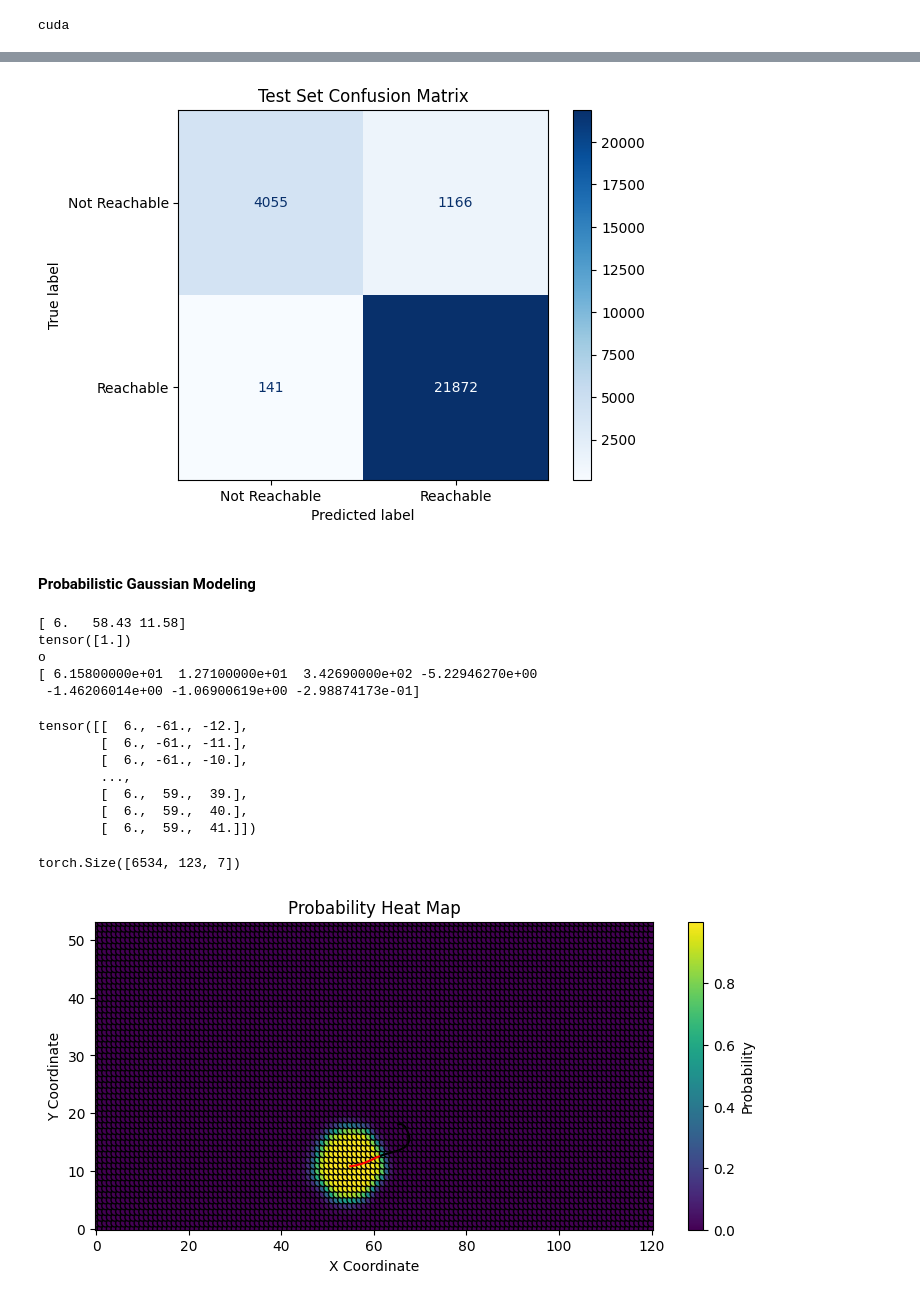
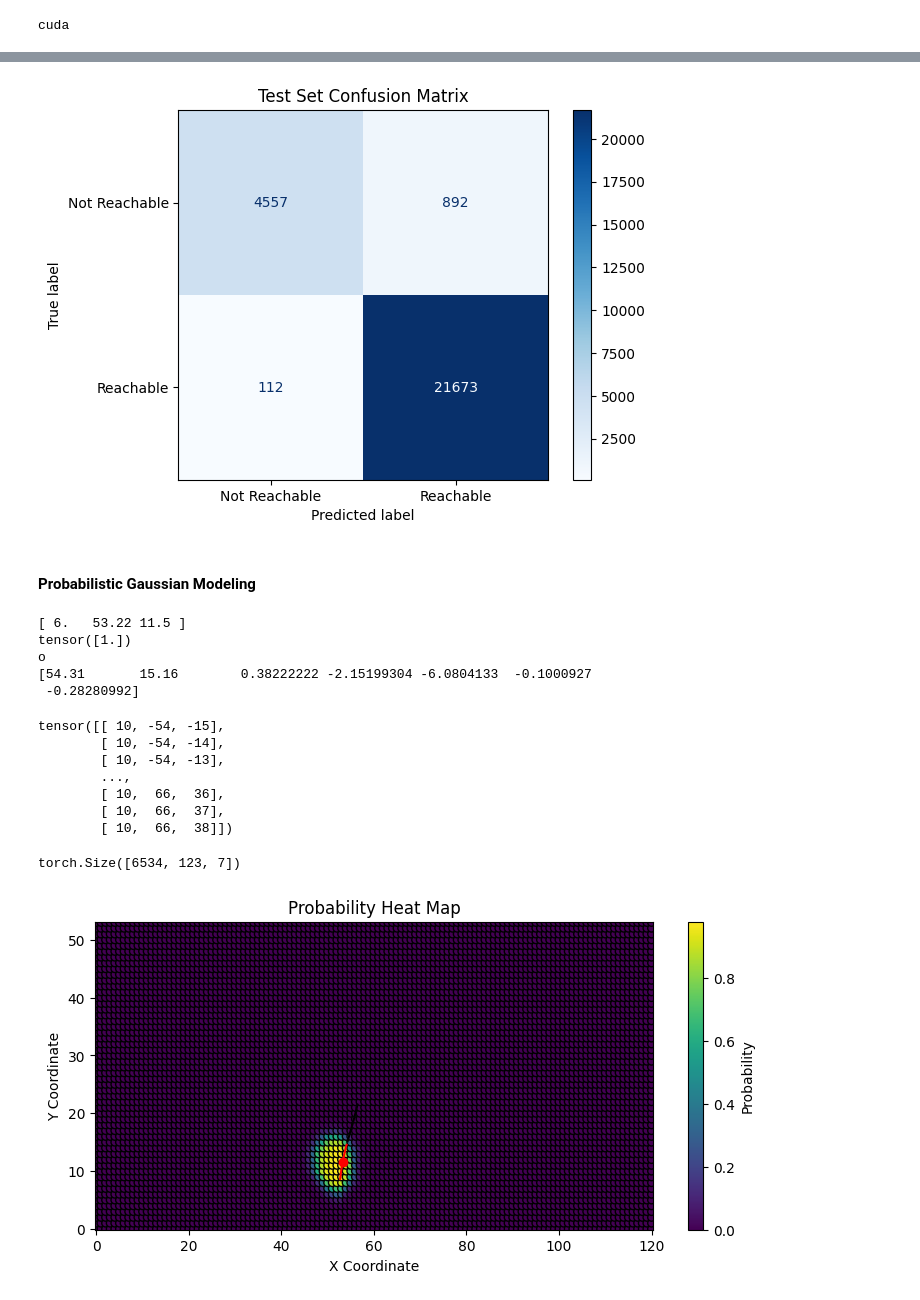
Before and after one commit to cwphung/databowl_2025, a Jupyter notebook: gaussian_reachability_fulldata.ipynb, the cells around one changed output, grey strips where cells are left out. Cells and saved outputs as stored; diff of their text form; code cells hidden in the pictures.

```diff
--- a/gaussian_reachability_fulldata.ipynb
+++ b/gaussian_reachability_fulldata.ipynb
@@ -35,6 +35,7 @@ def cleanInputData(df):
     cleandf['v_y'] = np.cos(cleandf['dir']*2*np.pi/360.0) * cleandf['s']
     cleandf['a_x'] = np.sin(cleandf['dir']*2*np.pi/360.0) * cleandf['a']
     cleandf['a_y'] = np.cos(cleandf['dir']*2*np.pi/360.0) * cleandf['a']
+    cleandf['o'] = cleandf['o']/360.0
     cleandf = cleandf.drop(columns=['s', 'a', 'dir'])
     return cleandf
 
@@ -399,4 +422,4 @@ disp.plot(cmap="Blues", values_format="d")
 plt.title("Test Set Confusion Matrix")
 plt.show()
 # %% [output]
-[figure, old version]
+[figure, new version]
@@ -403,7 +430,7 @@ plt.show()
 # %% [markdown]
 #### Probabilistic Gaussian Modeling
 # %%
-id = 200
+id = 3000
 
 eg_input_norm = input_seq_tensor[id]
 eg_len = input_lens_tensor[id]
@@ -435,11 +462,11 @@ centerx = int(eg_input[int(eg_len-1)][0].item())
 centery = int(eg_input[int(eg_len-1)][1].item())
 print(eg_input[int(eg_len-1)])
 # %% [output]
-[ 6.   58.43 11.58]
+[ 6.   53.22 11.5 ]
 tensor([1.])
 o
-[ 6.15800000e+01  1.27100000e+01  3.42690000e+02 -5.22946270e+00
- -1.46206014e+00 -1.06900619e+00 -2.98874173e-01]
+[54.31       15.16        0.38222222 -2.15199304 -6.0804133  -0.1000927
+ -0.28280992]
 # %%
 targets = []
 coords_x = []
@@ -457,13 +484,13 @@ coords_y = np.array(coords_y)
 # %%
 print(targets)
 # %% [output]
-tensor([[  6., -61., -12.],
-        [  6., -61., -11.],
-        [  6., -61., -10.],
+tensor([[ 10, -54, -15],
+        [ 10, -54, -14],
+        [ 10, -54, -13],
         ...,
-        [  6.,  59.,  39.],
-        [  6.,  59.,  40.],
-        [  6.,  59.,  41.]])
+        [ 10,  66,  36],
+        [ 10,  66,  37],
+        [ 10,  66,  38]])
 # %%
 eg_input_list = [eg_input_norm for _ in range(len(targets))]
 eg_lens_list = [eg_len for _ in range(len(targets))]
@@ -481,22 +508,23 @@ probs = torch.squeeze(probs).cpu().numpy()
 # %%
 # Create a regular grid to interpolate the data
 xi = np.linspace(min(coords_x), max(coords_x), 200)
 yi = np.linspace(min(coords_y), max(coords_y), 200)
 xi, yi = np.meshgrid(xi, yi)
 
 # Interpolate using griddata (cubic gives smoother results)
 zi = griddata((coords_x, coords_y), probs, (xi, yi), method='cubic')
 
 # Plot the heatmap
 plt.figure(figsize=(9, 4))
 heatmap = plt.pcolormesh(xi, yi, zi, cmap='viridis', shading='auto')
-plt.scatter(coords_x, coords_y, c=probs, cmap='viridis', edgecolors='k', s=30)  # optional: overlay original points
+plt.scatter(coords_x, coords_y, c=probs, cmap='viridis', edgecolors='k', s=30)
+plt.plot(landx, landy, marker, linestyle='', color='r')
 plt.colorbar(heatmap, label='Probability')
 plt.plot(trajectx_before, trajecty_before, color='k')
 plt.plot(trajectx_after, trajecty_after, color='r')
 plt.xlabel('X Coordinate')
 plt.ylabel('Y Coordinate')
 plt.title('Probability Heat Map')
 plt.show()
 # %% [output]
-[figure, old version]
+[figure, new version]
```
Also changed, not shown: parts of 5 cells of this notebook, 1 other file.
